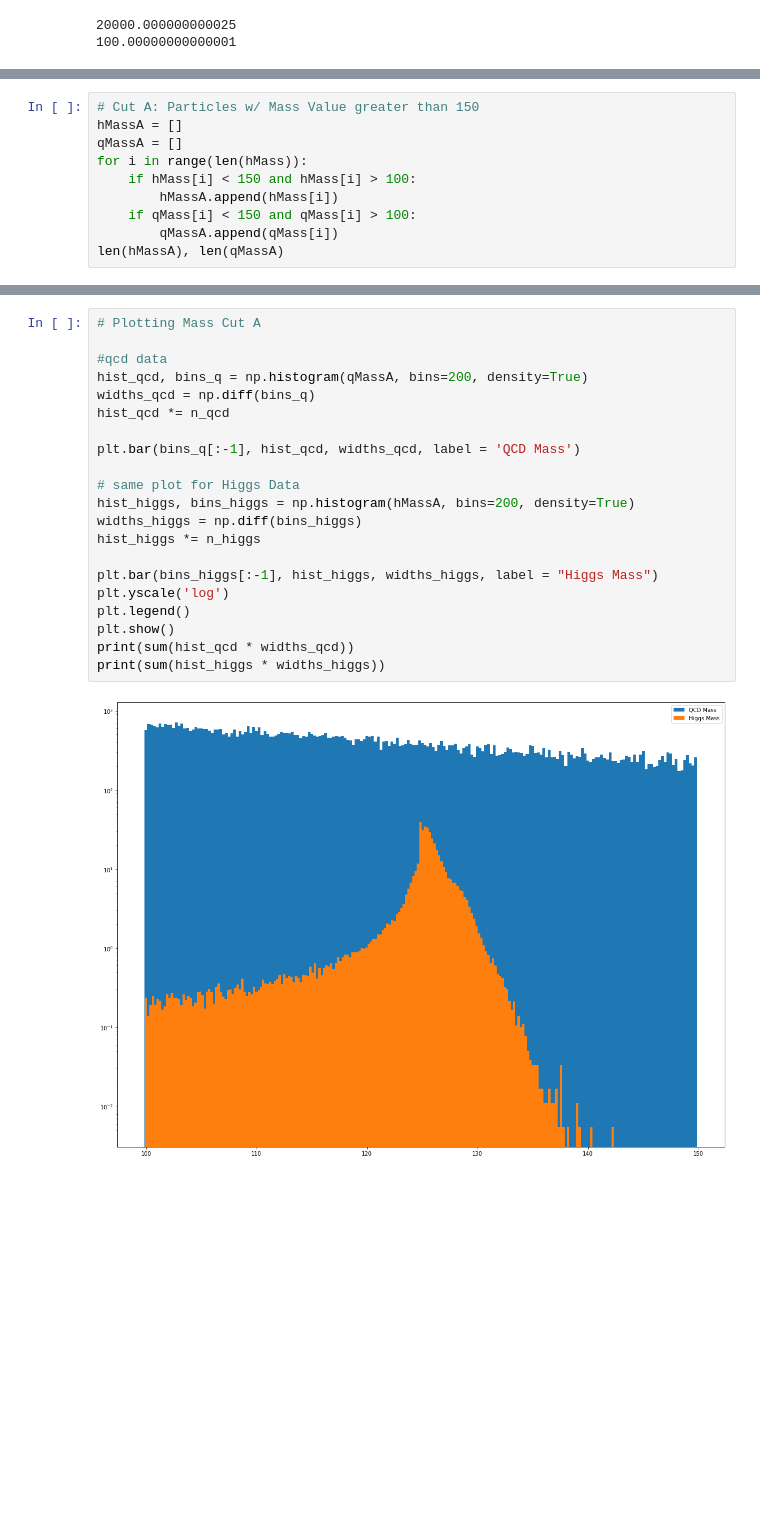
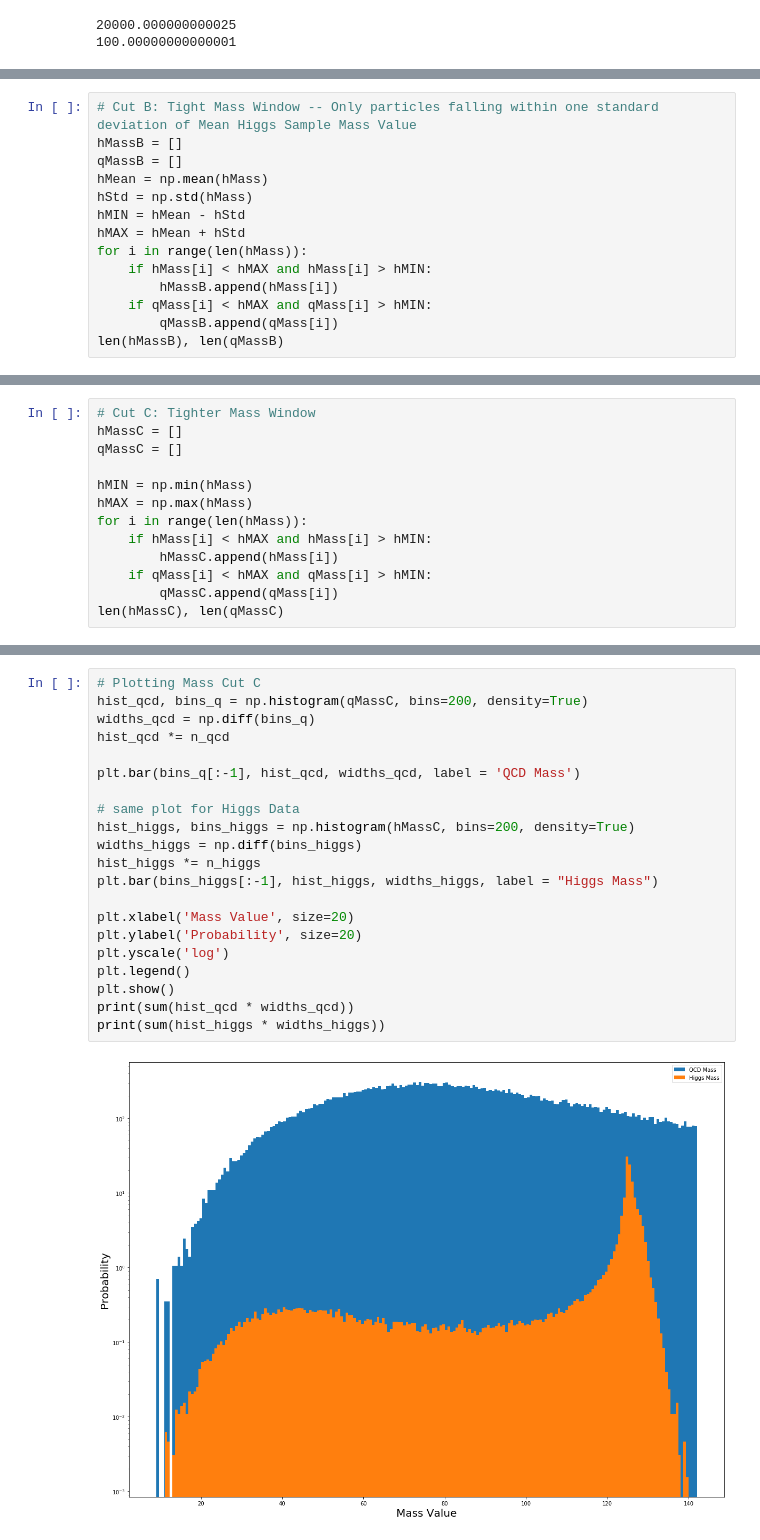
Before and after one commit to jbc1216/434-Portfolio, a Jupyter notebook: FinchCarr_Lab07.ipynb, the cells around one changed output, grey strips where cells are left out. Drawn from its saved outputs; the diff is of its cells as text; blank space fills up the shorter version.

```diff
--- a/FinchCarr_Lab07.ipynb
+++ b/FinchCarr_Lab07.ipynb
@@ -173,0 +183,14 @@ The detection value on the x-axis would need to be less than or equal to a mass
+# %%
+# Cut B: Tight Mass Window -- Only particles falling within one standard deviation of Mean Higgs Sample Mass Value
+hMassB = []
+qMassB = []
+hMean = np.mean(hMass)
+hStd = np.std(hMass)
+hMIN = hMean - hStd
+hMAX = hMean + hStd
+for i in range(len(hMass)):
+    if hMass[i] < hMAX and hMass[i] > hMIN:
+        hMassB.append(hMass[i])
+    if qMass[i] < hMAX and qMass[i] > hMIN:
+        qMassB.append(qMass[i])
+len(hMassB), len(qMassB)
@@ -174,11 +203,14 @@ The detection value on the x-axis would need to be less than or equal to a mass
 # %%
-# Cut A: Particles w/ Mass Value greater than 150
-hMassA = []
-qMassA = []
+# Cut C: Tighter Mass Window
+hMassC = []
+qMassC = []
+
+hMIN = np.min(hMass)
+hMAX = np.max(hMass)
 for i in range(len(hMass)):
-    if hMass[i] < 150 and hMass[i] > 100:
-        hMassA.append(hMass[i])
-    if qMass[i] < 150 and qMass[i] > 100:
-        qMassA.append(qMass[i])
-len(hMassA), len(qMassA)
+    if hMass[i] < hMAX and hMass[i] > hMIN:
+        hMassC.append(hMass[i])
+    if qMass[i] < hMAX and qMass[i] > hMIN:
+        qMassC.append(qMass[i])
+len(hMassC), len(qMassC)
 # %% [output]
@@ -186,24 +218,24 @@ len(hMassA), len(qMassA)
 # %%
-# Plotting Mass Cut A
-
-#qcd data
-hist_qcd, bins_q = np.histogram(qMassA, bins=200, density=True)
+# Plotting Mass Cut C
+hist_qcd, bins_q = np.histogram(qMassC, bins=200, density=True)
 widths_qcd = np.diff(bins_q)
 hist_qcd *= n_qcd
 
 plt.bar(bins_q[:-1], hist_qcd, widths_qcd, label = 'QCD Mass')
 
 # same plot for Higgs Data
-hist_higgs, bins_higgs = np.histogram(hMassA, bins=200, density=True)
+hist_higgs, bins_higgs = np.histogram(hMassC, bins=200, density=True)
 widths_higgs = np.diff(bins_higgs)
 hist_higgs *= n_higgs
+plt.bar(bins_higgs[:-1], hist_higgs, widths_higgs, label = "Higgs Mass")
 
-plt.bar(bins_higgs[:-1], hist_higgs, widths_higgs, label = "Higgs Mass")
+plt.xlabel('Mass Value', size=20)
+plt.ylabel('Probability', size=20)
 plt.yscale('log')
 plt.legend()
 plt.show()
 print(sum(hist_qcd * widths_qcd))
 print(sum(hist_higgs * widths_higgs))
 # %% [output]
-[figure, old version]
+[figure, new version]
 20000.000000000004
```
Also changed, not shown: parts of 19 cells of this notebook.
